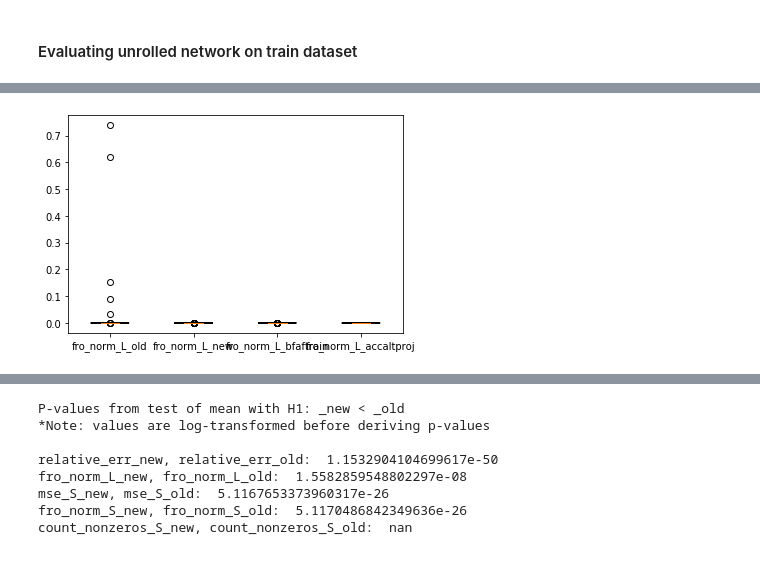
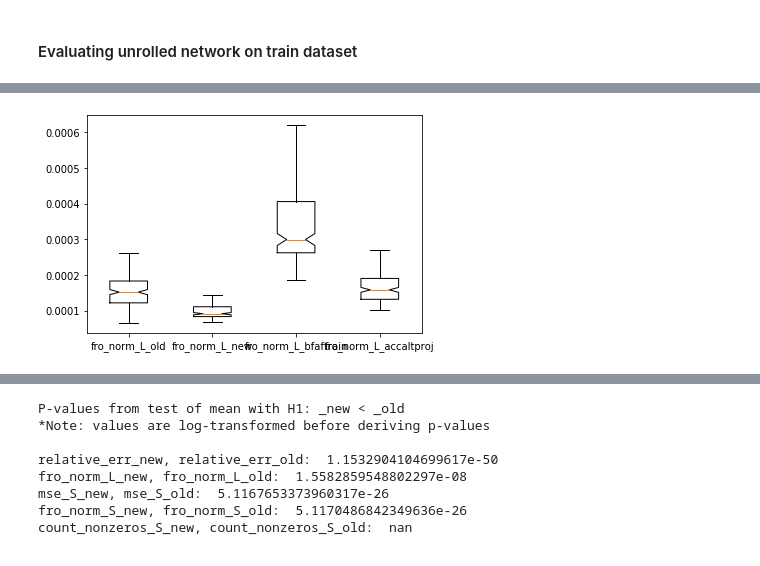
Before and after one commit to elitanzc/FYP, a Jupyter notebook: Learned_AccAltProj_onIRCUR_newThres copy 2.ipynb, the cells around one changed output, grey strips where cells are left out. Cells and saved outputs as stored; diff of their text form; code cells hidden in the pictures.

```diff
--- a/Learned_AccAltProj_onIRCUR_newThres copy 2.ipynb
+++ b/Learned_AccAltProj_onIRCUR_newThres copy 2.ipynb
@@ -748,27 +763,27 @@ fro_norm_L_accaltproj, mse_S_accaltproj, fro_norm_S_accaltproj, count_nonzeros_S
     = list(get_metrics(train2, out_accaltproj2, out_bftrain2, out_hat2).values())[:5]
 
 fig, ax = plt.subplots()
-ax.boxplot([relative_err_old, relative_err_new, relative_err_bftrain, relative_err_accaltproj], notch = True, showfliers=True)
+ax.boxplot([relative_err_old, relative_err_new, relative_err_bftrain, relative_err_accaltproj], notch = True, showfliers=False)
 ax.set_xticklabels(["relative_err_old", "relative_err_new", "relative_err_bftrain", "relative_err_accaltproj"])
 plt.show()
 
 fig, ax = plt.subplots()
-ax.boxplot([fro_norm_L_old, fro_norm_L_new, fro_norm_L_bftrain, fro_norm_L_accaltproj], notch = True, showfliers=True)
+ax.boxplot([fro_norm_L_old, fro_norm_L_new, fro_norm_L_bftrain, fro_norm_L_accaltproj], notch = True, showfliers=False)
 ax.set_xticklabels(["fro_norm_L_old", "fro_norm_L_new", "fro_norm_L_bfaftrain", "fro_norm_L_accaltproj"])
 plt.show()
 
 fig, ax = plt.subplots()
-ax.boxplot([mse_S_old, mse_S_new, mse_S_bftrain, mse_S_accaltproj], notch = True, showfliers=True)
+ax.boxplot([mse_S_old, mse_S_new, mse_S_bftrain, mse_S_accaltproj], notch = True, showfliers=False)
 ax.set_xticklabels(["mse_S_old", "mse_S_new", "mse_S_bfaftrain", "mse_S_accaltproj"])
 plt.show()
 
 fig, ax = plt.subplots()
-ax.boxplot([fro_norm_S_old, fro_norm_S_new, fro_norm_S_bftrain, fro_norm_S_accaltproj], notch = True, showfliers=True)
+ax.boxplot([fro_norm_S_old, fro_norm_S_new, fro_norm_S_bftrain, fro_norm_S_accaltproj], notch = True, showfliers=False)
 ax.set_xticklabels(["fro_norm_S_old", "fro_norm_S_new", "fro_norm_S_bfaftrain", "fro_norm_S_accaltproj"])
 plt.show()
 
 fig, ax = plt.subplots()
-ax.boxplot([count_nonzeros_S_old, count_nonzeros_S_new, count_nonzeros_S_bftrain, count_nonzeros_S_accaltproj], notch = True, showfliers=True)
+ax.boxplot([count_nonzeros_S_old, count_nonzeros_S_new, count_nonzeros_S_bftrain, count_nonzeros_S_accaltproj], notch = True, showfliers=False)
 ax.set_xticklabels(["count_nonzeros_S_old", "count_nonzeros_S_new", "count_nonzeros_S_bfaftrain", "count_nonzeros_S_accaltproj"])
 plt.show()
 # %% [output]
@@ -776 +791 @@ plt.show()
-[figure, old version]
+[figure, new version]
```
Also changed, not shown: parts of 37 cells of this notebook.
